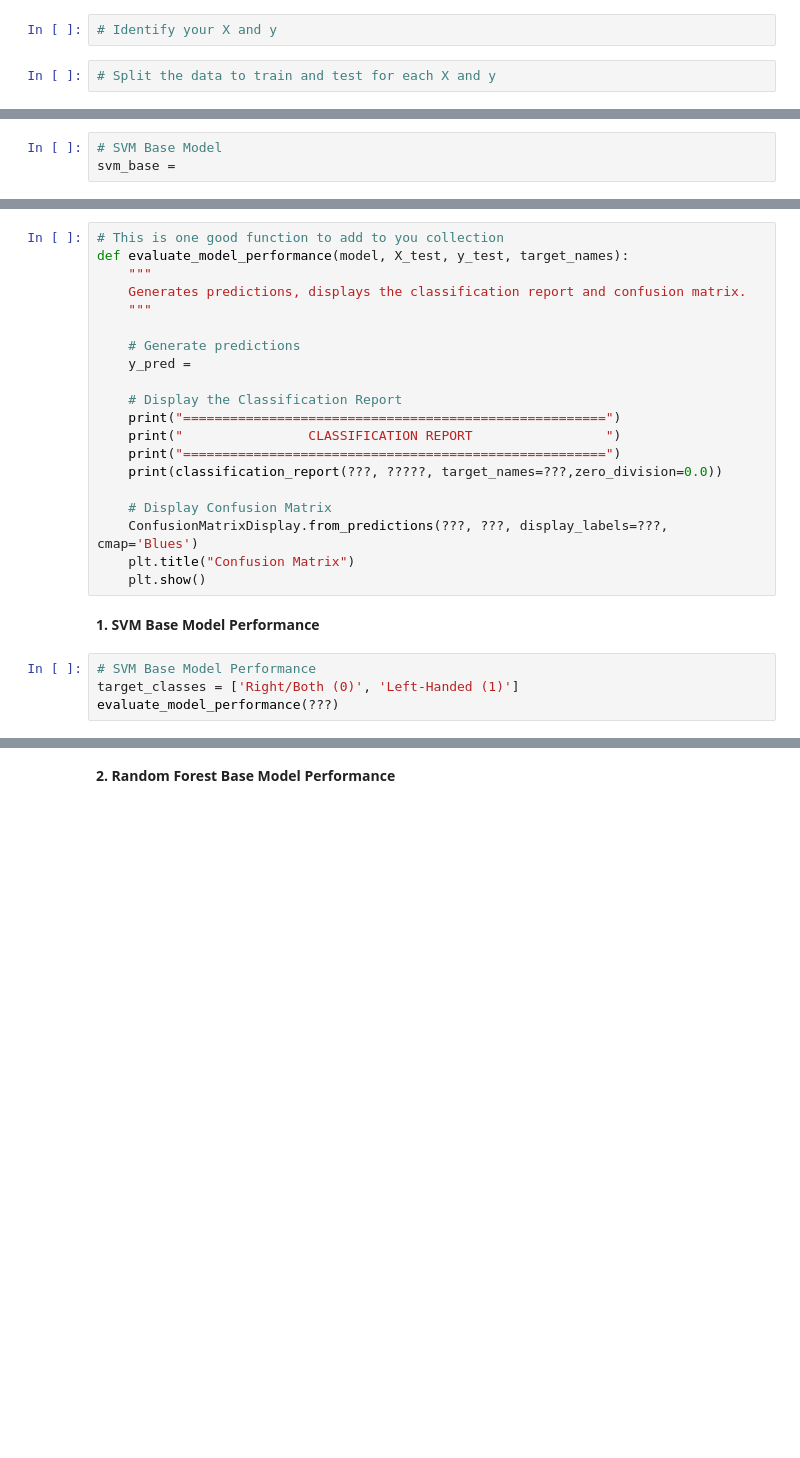
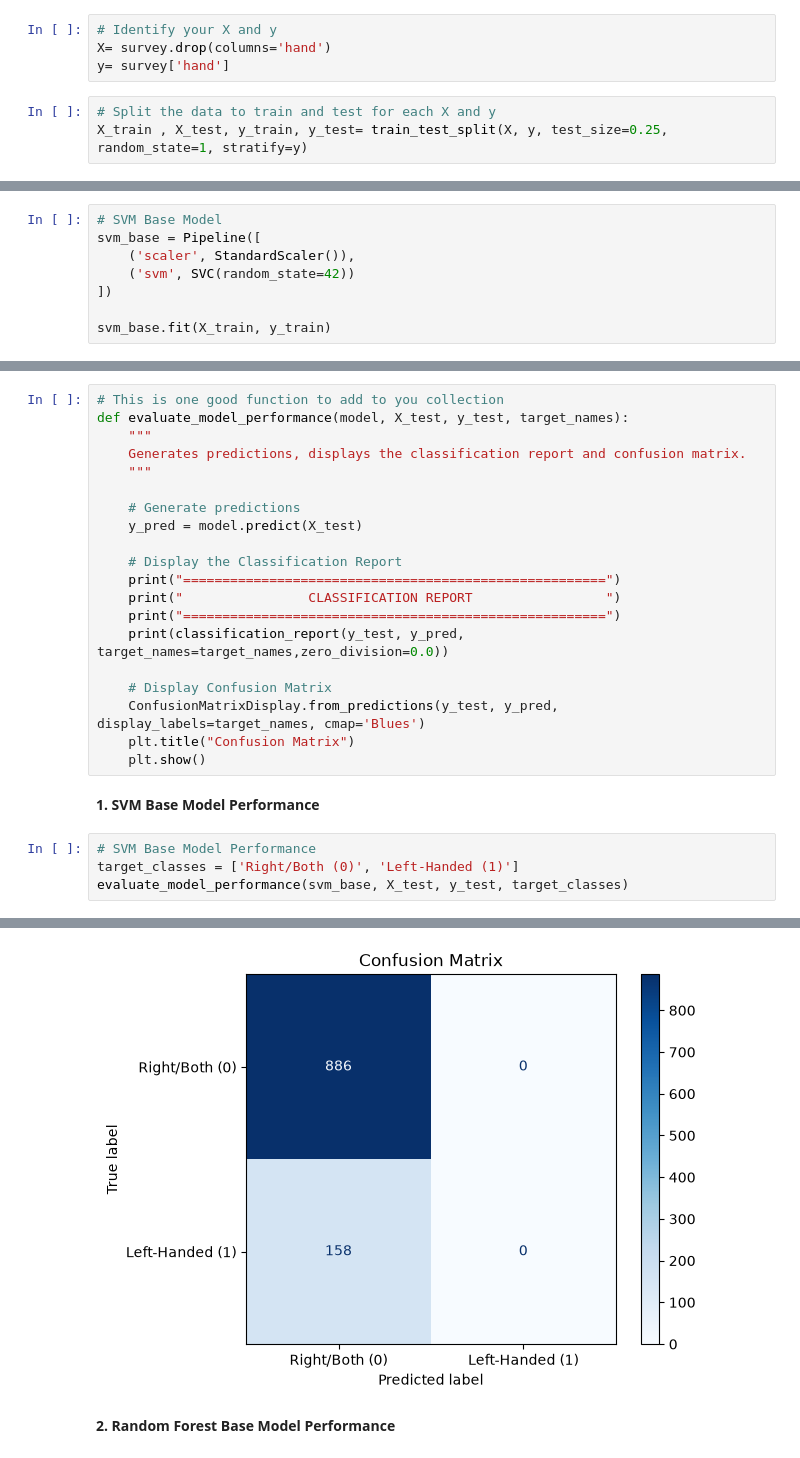
Before and after one commit to hawraalawi/labs, a Jupyter notebook: 6. Machine Learning/6.23 Classification Lab/lab-classification-left-handedness_v3.ipynb, the cells around one changed output, grey strips where cells are left out. Drawn from its saved outputs; the diff is of its cells as text; blank space fills up the shorter version.

```diff
--- a/6. Machine Learning/6.23 Classification Lab/lab-classification-left-handedness_v3.ipynb
+++ b/6. Machine Learning/6.23 Classification Lab/lab-classification-left-handedness_v3.ipynb
@@ -110,11 +231,19 @@ __Inspect the Target__
 ### Data Splitting
 # %%
 # Identify your X and y
+X= survey.drop(columns='hand')
+y= survey['hand']
 # %%
 # Split the data to train and test for each X and y
+X_train , X_test, y_train, y_test= train_test_split(X, y, test_size=0.25, random_state=1, stratify=y)
 # %% [markdown]
 ### Building the Base Model
 __Note:__ Using Pipeline ensures that the StandardScaler is applied properly—fitting only on the training data to prevent data leakage, and then transforming both the training and testing data.
 # %%
 # SVM Base Model
-svm_base =
+svm_base = Pipeline([
+    ('scaler', StandardScaler()),
+    ('svm', SVC(random_state=42))
+])
+
+svm_base.fit(X_train, y_train)
@@ -142,16 +311,16 @@ def evaluate_model_performance(model, X_test, y_test, target_names):
     """
 
     # Generate predictions
-    y_pred =
+    y_pred = model.predict(X_test)
 
     # Display the Classification Report
     print("======================================================")
     print("                CLASSIFICATION REPORT                 ")
     print("======================================================")
-    print(classification_report(???, ?????, target_names=???,zero_division=0.0))
+    print(classification_report(y_test, y_pred, target_names=target_names,zero_division=0.0))
 
     # Display Confusion Matrix
-    ConfusionMatrixDisplay.from_predictions(???, ???, display_labels=???, cmap='Blues')
+    ConfusionMatrixDisplay.from_predictions(y_test, y_pred, display_labels=target_names, cmap='Blues')
     plt.title("Confusion Matrix")
     plt.show()
 # %% [markdown]
@@ -159,4 +328,5 @@ __1. SVM Base Model Performance__
 # %%
 # SVM Base Model Performance
 target_classes = ['Right/Both (0)', 'Left-Handed (1)']
-evaluate_model_performance(???)
+evaluate_model_performance(svm_base, X_test, y_test, target_classes)
+# %% [output]
@@ -163,3 +344,4 @@ evaluate_model_performance(???)
+[figure, added]
 # %% [markdown]
 __2. Random Forest Base Model Performance__
 # %%
```
Also changed, not shown: parts of 28 cells of this notebook.
